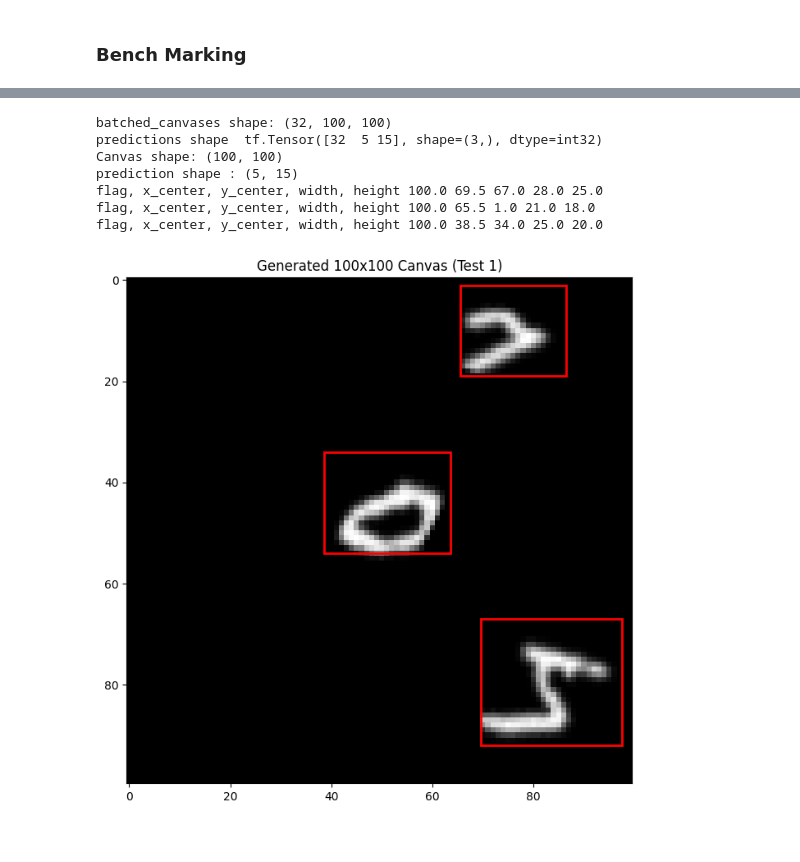
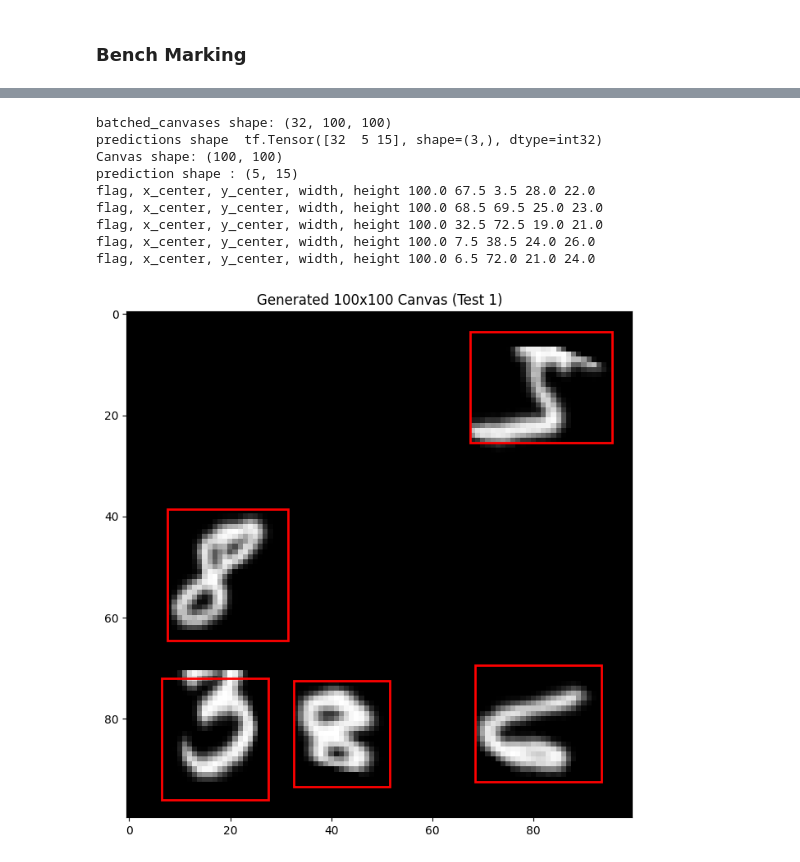
Before and after one commit to gaurangdave/mnist_object_detection, a Jupyter notebook: notebooks/04_numpy_tf_migration.ipynb, the cells around one changed output, grey strips where cells are left out. Cells and saved outputs as stored; diff of their text form; code cells hidden in the pictures.

```diff
--- a/notebooks/04_numpy_tf_migration.ipynb
+++ b/notebooks/04_numpy_tf_migration.ipynb
@@ -703,7 +688,7 @@ for batch in tf_processed_dataset.take(1):
     prediction = predictions[0]
     print(f"prediction shape : {prediction.shape}")
     ## get the 3 predictions
-    for i in range(3):
+    for i in range(5):
         bbox = (prediction[i]).numpy() * 100
 
         # flag, x_center, y_center, width, height,
@@ -716,34 +701,36 @@ for batch in tf_processed_dataset.take(1):
         x_min = x_center - (width / 2)
         y_min = y_center - (width / 2)
 
         print("flag, x_center, y_center, width, height",flag, x_min, y_min, width, height,)
 
         rect = patches.Rectangle(
             (x_min, y_min),
             width,
             height,
             linewidth=2,
             edgecolor='r',
             facecolor='none'
         )
 
         ax.add_patch(rect)
 
 
 
 
     # Display the image
     ax.imshow(canvas_to_show, cmap='gray')
 
 
     plt.title("Generated 100x100 Canvas (Test 1)")
     plt.show()
 # %% [output]
 batched_canvases shape: (32, 100, 100)
 predictions shape  tf.Tensor([32  5 15], shape=(3,), dtype=int32)
 Canvas shape: (100, 100)
 prediction shape : (5, 15)
-flag, x_center, y_center, width, height 100.0 69.5 67.0 28.0 25.0
-flag, x_center, y_center, width, height 100.0 65.5 1.0 21.0 18.0
-flag, x_center, y_center, width, height 100.0 38.5 34.0 25.0 20.0
+flag, x_center, y_center, width, height 100.0 67.5 3.5 28.0 22.0
+flag, x_center, y_center, width, height 100.0 68.5 69.5 25.0 23.0
+flag, x_center, y_center, width, height 100.0 32.5 72.5 19.0 21.0
+flag, x_center, y_center, width, height 100.0 7.5 38.5 24.0 26.0
+flag, x_center, y_center, width, height 100.0 6.5 72.0 21.0 24.0
-[figure, old version]
+[figure, new version]
```
Also changed, not shown: parts of 5 cells of this notebook, 2 other files.
